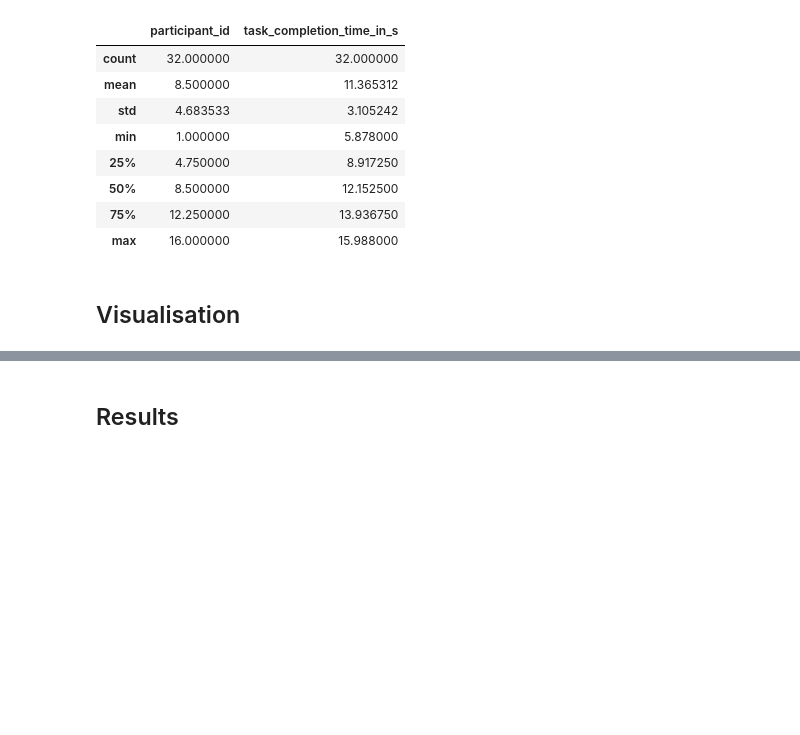
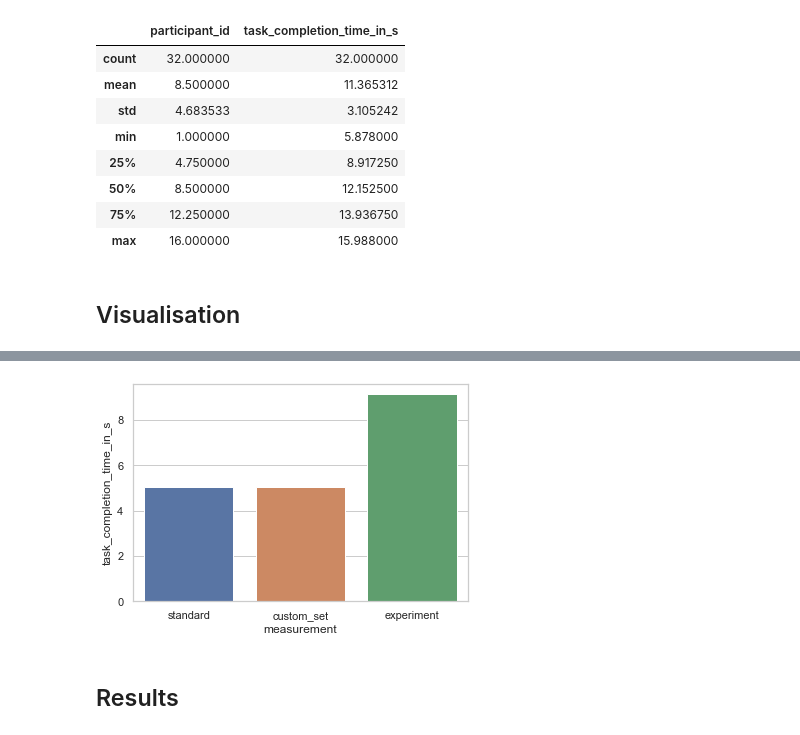
Before and after one commit to ITT-21SS-UR/assignment6-modellinginteraction-sc2, a Jupyter notebook: klm_report.ipynb, the cells around one changed output, grey strips where cells are left out. Drawn from its saved outputs; the diff is of its cells as text; code cells hidden in the pictures; blank space fills up the shorter version.

```diff
--- a/klm_report.ipynb
+++ b/klm_report.ipynb
@@ -243,3 +263,12 @@ plt.show()
+# %%
+sns.set_theme(style = "whitegrid")
+data_task_d = compare_task_times[compare_task_times[TASK] == TASK_D]
+ax = sns.barplot(x = data_task_d["measurement"], y = data_task_d[TASK_COMPLETION_TIME], data = data_task_d)
+plt.xticks([0, 1, 2], ['standard', 'custom_set', 'experiment'])
+
+plt.show()
+# %% [output]
+[figure, added]
 # %% [markdown]
 ## Results
 # %% [markdown]
```
Also changed, not shown: parts of 10 cells of this notebook, 2 other files.
